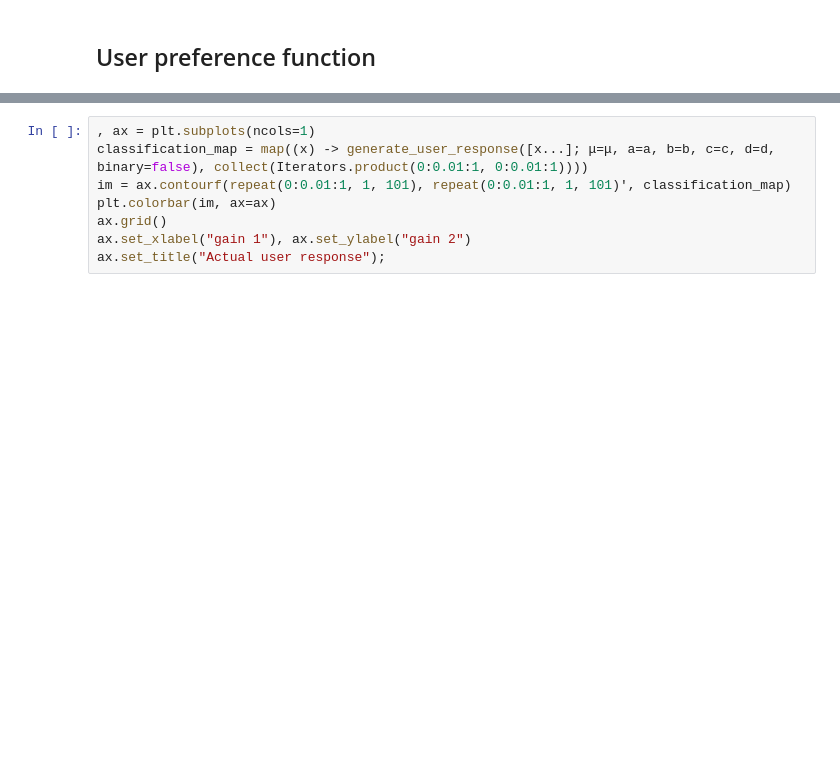
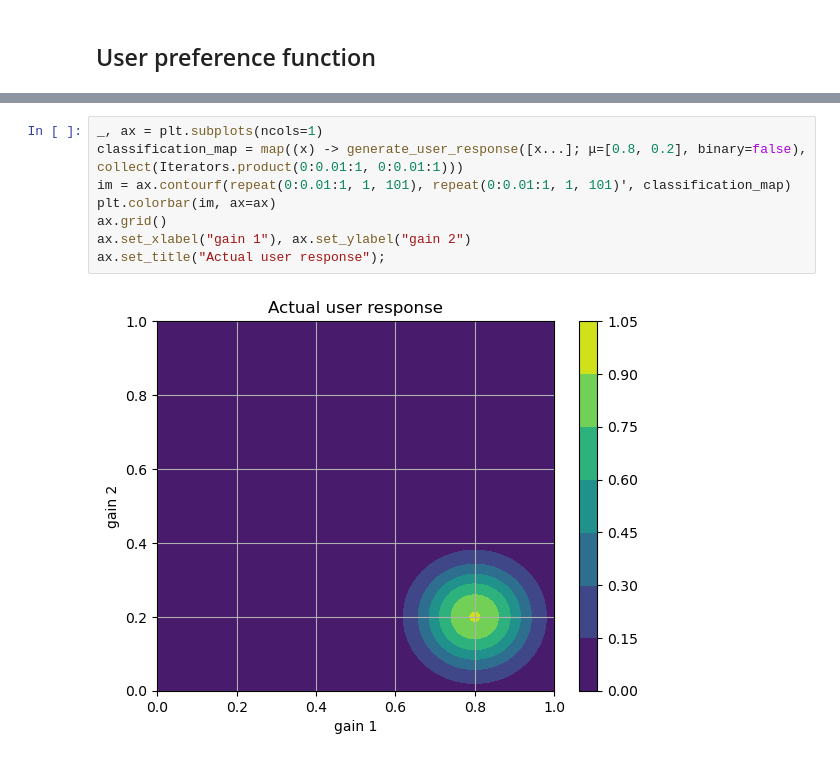
Before and after one commit to biaslab/AIDA, a Jupyter notebook: demo/user_preference_learning_NF_continuous.ipynb, the cells around one changed output, grey strips where cells are left out. Saved outputs shown, nothing was run; the diff lists cells and outputs as text; blank space fills up the shorter version.

```diff
--- a/demo/user_preference_learning_NF_continuous.ipynb
+++ b/demo/user_preference_learning_NF_continuous.ipynb
@@ -324,8 +344,10 @@ Iteration 29:
 # %%
-, ax = plt.subplots(ncols=1)
-classification_map = map((x) -> generate_user_response([x...]; μ=μ, a=a, b=b, c=c, d=d, binary=false), collect(Iterators.product(0:0.01:1, 0:0.01:1))))
+_, ax = plt.subplots(ncols=1)
+classification_map = map((x) -> generate_user_response([x...]; μ=[0.8, 0.2], binary=false), collect(Iterators.product(0:0.01:1, 0:0.01:1)))
 im = ax.contourf(repeat(0:0.01:1, 1, 101), repeat(0:0.01:1, 1, 101)', classification_map)
 plt.colorbar(im, ax=ax)
 ax.grid()
 ax.set_xlabel("gain 1"), ax.set_ylabel("gain 2")
 ax.set_title("Actual user response");
+# %% [output]
+[figure, added]
```
Also changed, not shown: parts of 7 cells of this notebook.
